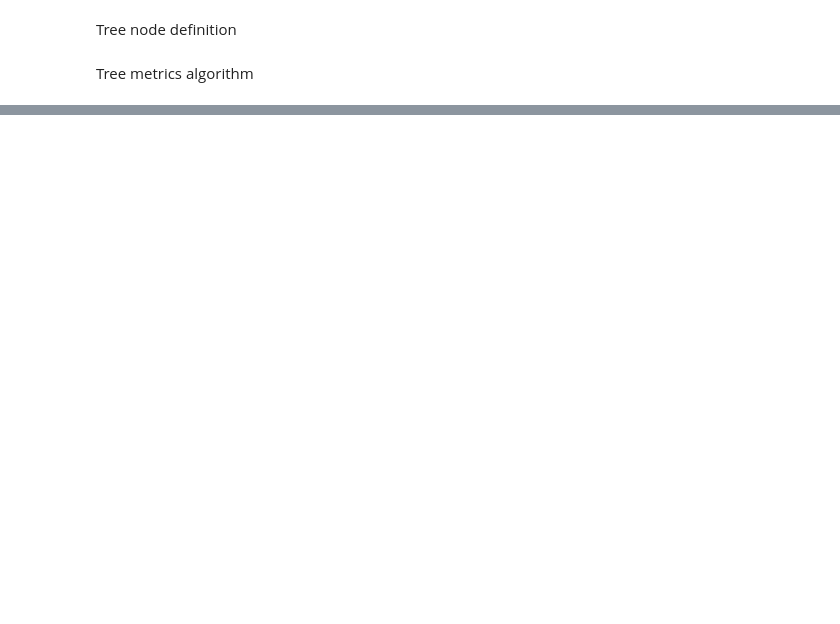
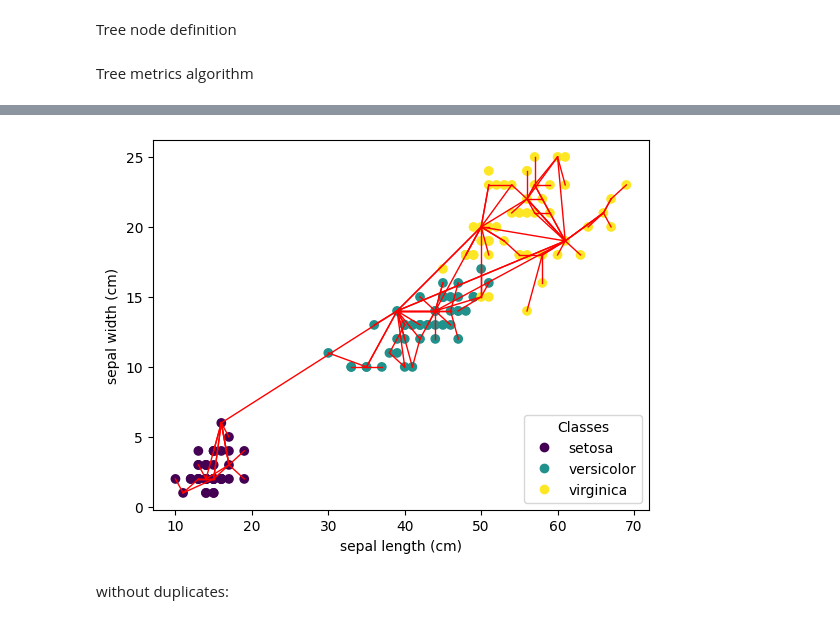
Before and after one commit to Kiczor/treemetrics, a Jupyter notebook: treemetrics.ipynb, the cells around one changed output, grey strips where cells are left out. Cells and saved outputs as stored; diff of their text form; code cells hidden in the pictures; blank space fills up the shorter version.

Commit message:
added testing on iris dataset

```diff
--- a/treemetrics.ipynb
+++ b/treemetrics.ipynb
@@ -211,0 +219,9 @@ print(average_tree_dists / average_euclid_dists)
+# %%
+iris = datasets.load_iris()
+# %%
+irisX = iris.data[:, 2:4] * 10
+irisY = iris.target
+#print(irisX)
+#print(irisY)
+# %%
+iristree = treemetrics(irisX, irisY)
@@ -211,0 +242,5 @@ print(average_tree_dists / average_euclid_dists)
+# %%
+for i in range(irisX.shape[0]):
+    for j in range(irisX.shape[0]):
+        if i != j and np.all(irisX[i] == irisX[j]):
+            print(irisX[i])
@@ -211,0 +265,23 @@ print(average_tree_dists / average_euclid_dists)
+# %%
+from matplotlib.lines import Line2D
+lines = []
+for i in range(iristree.delta, 0, -1):
+    for v in iristree.levels[i]:
+        if v.parent != None:
+            lines.append((iristree.datasetx[v.centerpoint], iristree.datasetx[(v.parent).centerpoint]))
+
+_, ax = plt.subplots()
+scatter = ax.scatter(irisX[:, 0], irisX[:, 1], c=iris.target)
+ax.set(xlabel=iris.feature_names[0], ylabel=iris.feature_names[1])
+_ = ax.legend(
+    scatter.legend_elements()[0], iris.target_names, loc="lower right", title="Classes"
+)
+for a, b in lines:
+    ax.add_line(Line2D([a[0], b[0]],
+        [a[1], b[1]],
+        linewidth=1, color='red'))
+plt.show()
+# %% [output]
+[figure, added]
+# %% [markdown]
+without duplicates:
```
Also changed, not shown: parts of 11 cells of this notebook.
